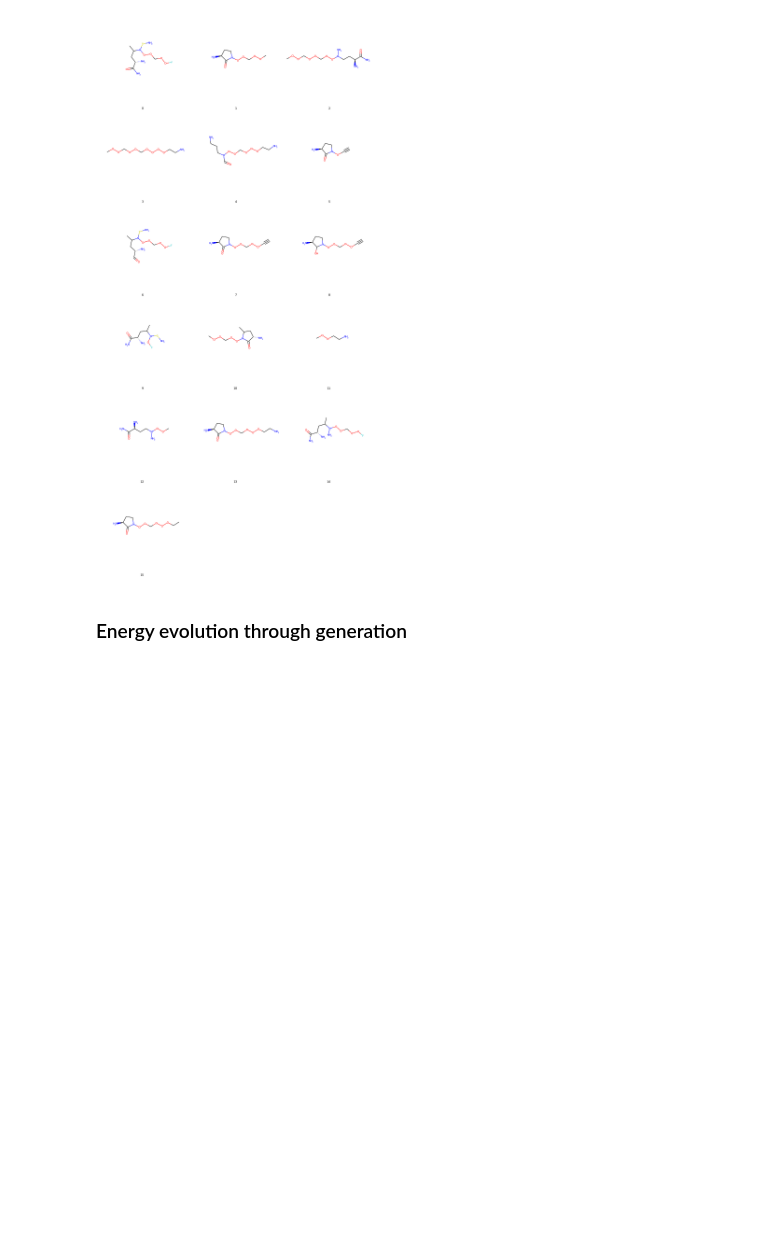
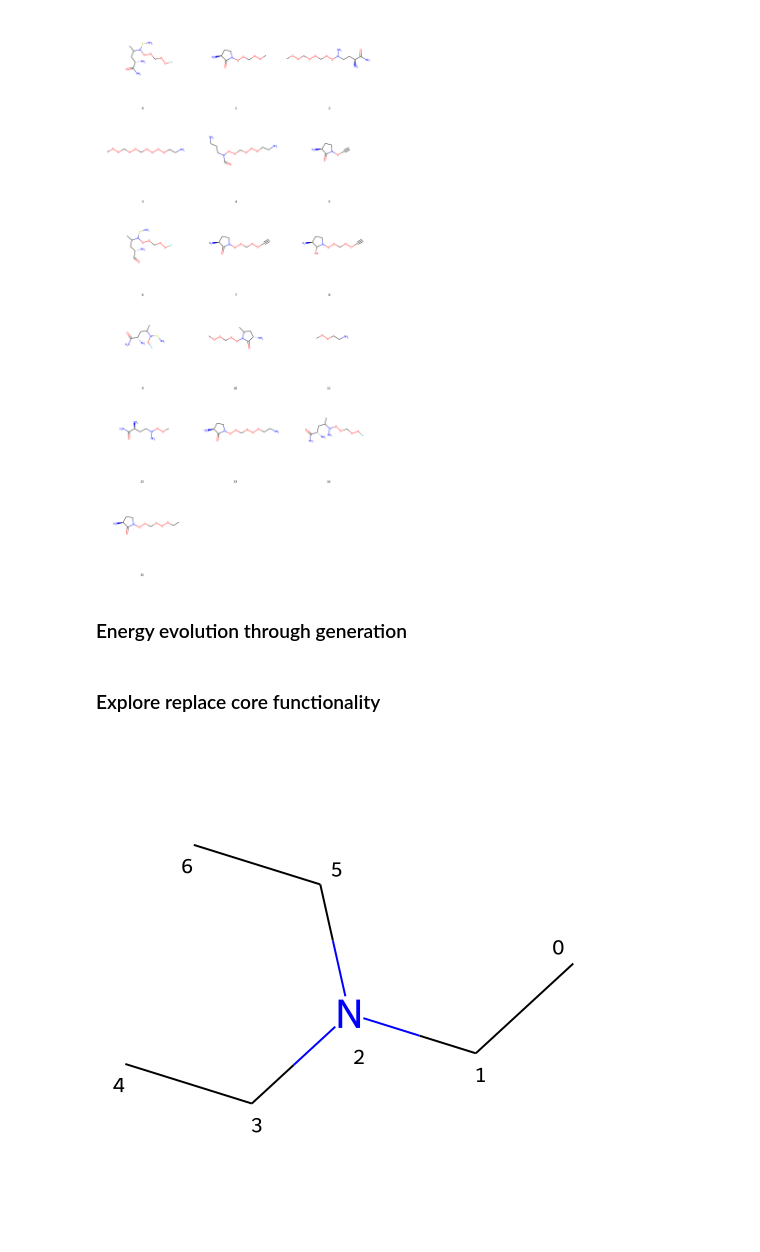
Before and after one commit to Strandgaard96/GB_GA, a Jupyter notebook: notebooks/Generation_exploration.ipynb, the cells around one changed output. Saved outputs shown, nothing was run; the diff lists cells and outputs as text; code cells hidden in the pictures; blank space fills up the shorter version.

```diff
--- a/notebooks/Generation_exploration.ipynb
+++ b/notebooks/Generation_exploration.ipynb
@@ -329,3 +329,13 @@ Draw.MolsToGridImage(mols,molsPerRow=3,maxMols=20,legends=[str(x) for x in idx],
 [figure]
 # %% [markdown]
 ### Energy evolution through generation
+# %% [markdown]
+### Explore replace core functionality
+# %%
+from rdkit.Chem import MolToSmiles, MolFromSmiles, ReplaceCore
+mol = MolFromSmiles('CCN(CC)CC')
+core = Chem.MolFromSmarts("[NX3;H0]")
+# %%
+mol
+# %% [output]
+[figure, added]
```
Also changed, not shown: parts of 3 cells of this notebook, 3 other files.
